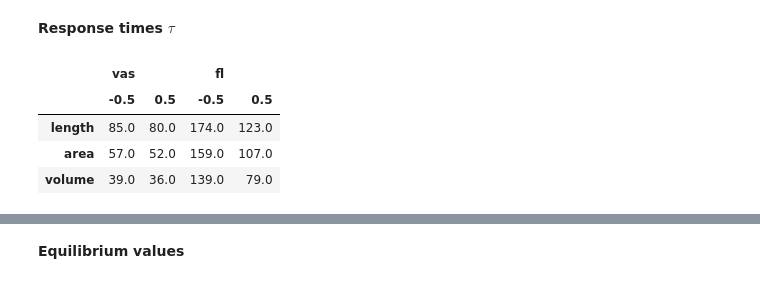
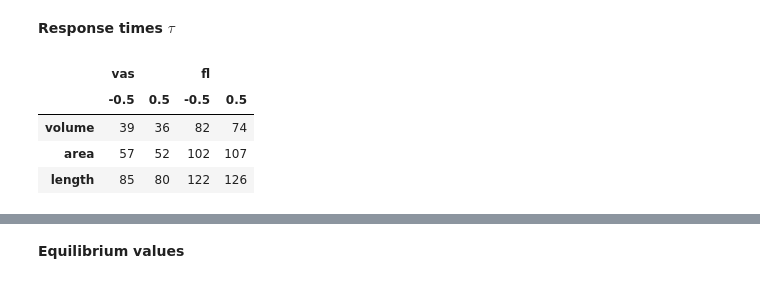
Before and after one commit to oberrauch/vascaling, a Jupyter notebook: notebooks/plot_both_climate_scenarios.ipynb, the cells around one changed output, grey strips where cells are left out. Cells and saved outputs as stored; diff of their text form; code cells hidden in the pictures.

```diff
--- a/notebooks/plot_both_climate_scenarios.ipynb
+++ b/notebooks/plot_both_climate_scenarios.ipynb
@@ -21,3 +21,6 @@ var = 'volume'
 title=''
 suptitle=''
 xlim=[0,1e3]
+# %%
+path = '/Users/oberrauch/work/master/data/cluster_output/single_glaciers/hef_mb_elev_never.nc'
+ds_fl_nofb = xr.load_dataset(path)
@@ -332,7 +403,7 @@ ds = ds.sel(rgi_id='RGI60-11.00897')
 **Correlation between vas model and flowline model under random climate**
 # %%
 # get
-variables = ['length', 'area', 'volume']
+variables = ['volume', 'area', 'length',]
 mb_m = 'random'
 n = True
 data = list()
@@ -355,30 +426,30 @@ pd.DataFrame(data, index=variables, columns=ds.temp_bias.values)
 # %% [markdown]
 **Response times $\tau$**
 # %%
-variables = ['length', 'area', 'volume']
+variables = ['volume', 'area', 'length',]
 temp_biases = [-0.5, +0.5]
 data = list()
 for var in variables:
     data_ = list()
     for m in ds.model.values:
         data__ = list()
         for b in temp_biases:
             ds_sel = ds.sel(mb_model='constant', model=m, temp_bias=b)
-            vol = ds_sel.sel(normalized=True)[var]
+            vol = ds_sel.sel(normalized=1)[var]
             vol_eq = vol.isel(time=slice(800,1000)).mean()
             vol_eq_dif = np.abs(vol_eq - vol.isel(time=0))
             vol_dif = np.abs(vol_eq - vol)
-            data__.append(float(vol.where(vol_dif < vol_eq_dif*np.exp(-1), drop=True).isel(time=0)['time'].values))
+            data__.append(int(vol.where(vol_dif < vol_eq_dif*np.exp(-1), drop=True).isel(time=0)['time'].values))
         data_.extend(data__)
     data.append(data_)
 
 tau = pd.DataFrame(data, columns=pd.MultiIndex.from_tuples(list(zip(np.repeat(ds.model.values, 2),
                                                                     np.tile(temp_biases, 2)))),
                    index=variables)
 tau
 # %% [output]
 |  | vas |  | fl |  |
 |  | -0.5 | 0.5 | -0.5 | 0.5 |
-| length | 85.0 | 80.0 | 174.0 | 123.0 |
-| area | 57.0 | 52.0 | 159.0 | 107.0 |
-| volume | 39.0 | 36.0 | 139.0 | 79.0 |
+| volume | 39 | 36 | 82 | 74 |
+| area | 57 | 52 | 102 | 107 |
+| length | 85 | 80 | 122 | 126 |
```
Also changed, not shown: parts of 9 cells of this notebook, 29 other files.
